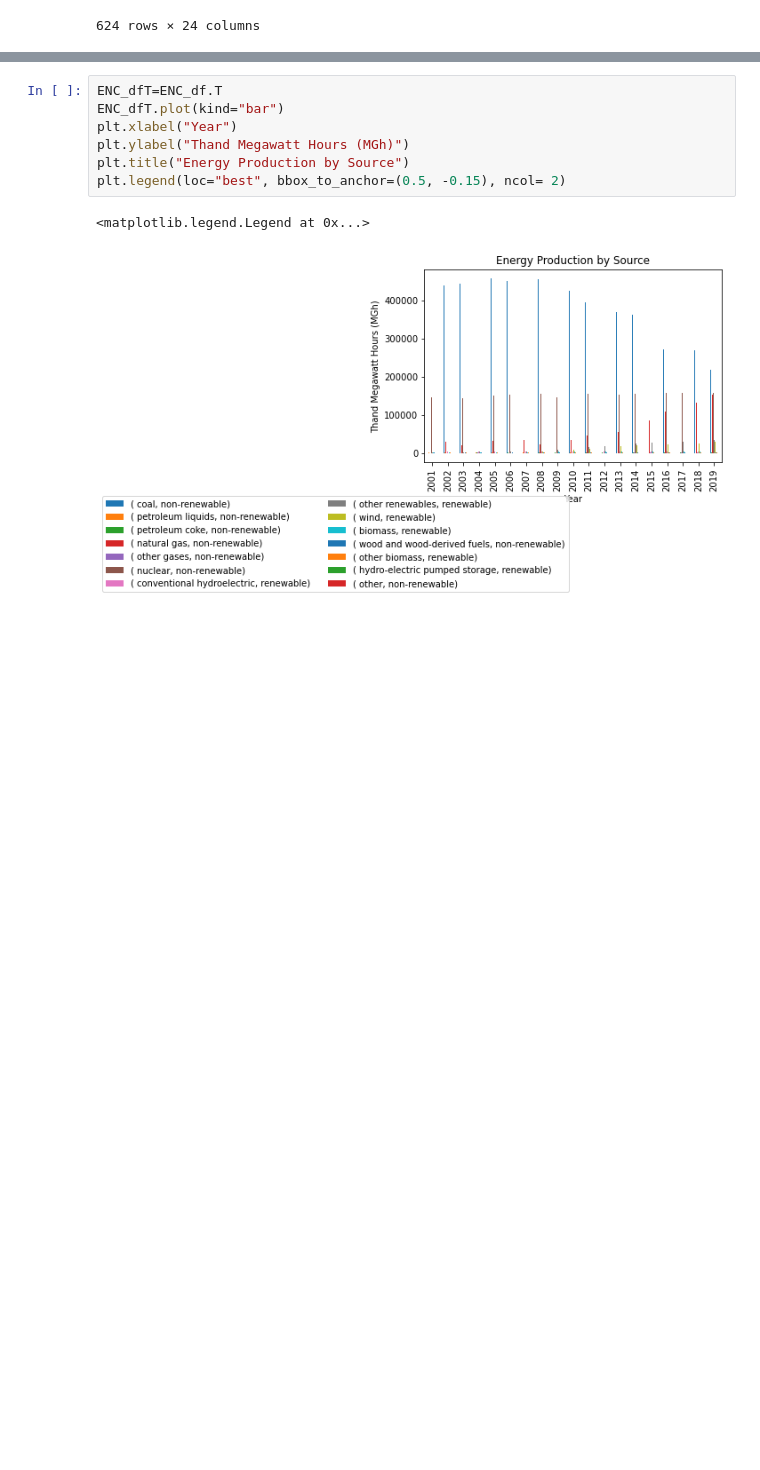
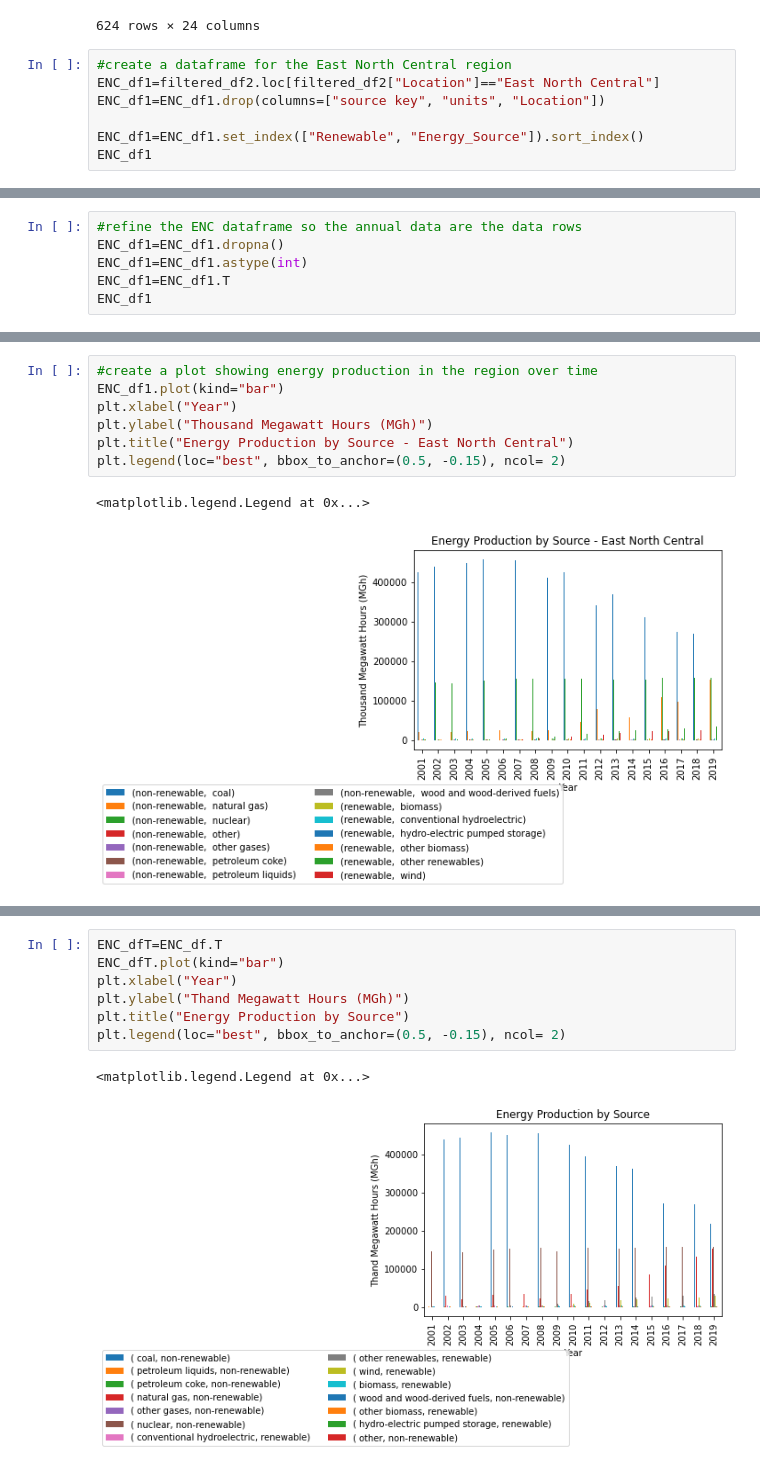
Before and after one commit to Mitchemoto/project-1-, a Jupyter notebook: Energy_Source_Clean_East_North_Central.ipynb, the cells around one changed output, grey strips where cells are left out. Cells and saved outputs as stored; diff of their text form; blank space fills up the shorter version.

```diff
--- a/Energy_Source_Clean_East_North_Central.ipynb
+++ b/Energy_Source_Clean_East_North_Central.ipynb
@@ -236,3 +236,10 @@ filtered_df2
 | 1547 | Hawaii | other biomass | thousand megawatthours | ELEC.GEN.WAS-HI-98.A | 164 | 169 | 339 | 141 | 134 | 129 | ... |
 | 1549 | Hawaii | other | thousand megawatthours | ELEC.GEN.OTH-HI-98.A | 118 | 143 | 172 | 25 | 21 | 27 | ... |
 624 rows × 24 columns
+# %%
+#create a dataframe for the East North Central region
+ENC_df1=filtered_df2.loc[filtered_df2["Location"]=="East North Central"]
+ENC_df1=ENC_df1.drop(columns=["source key", "units", "Location"])
+
+ENC_df1=ENC_df1.set_index(["Renewable", "Energy_Source"]).sort_index()
+ENC_df1
@@ -238,0 +264,6 @@ filtered_df2
+# %%
+#refine the ENC dataframe so the annual data are the data rows
+ENC_df1=ENC_df1.dropna()
+ENC_df1=ENC_df1.astype(int)
+ENC_df1=ENC_df1.T
+ENC_df1
@@ -238,0 +307,10 @@ filtered_df2
+# %%
+#create a plot showing energy production in the region over time
+ENC_df1.plot(kind="bar")
+plt.xlabel("Year")
+plt.ylabel("Thousand Megawatt Hours (MGh)")
+plt.title("Energy Production by Source - East North Central")
+plt.legend(loc="best", bbox_to_anchor=(0.5, -0.15), ncol= 2)
+# %% [output]
+<matplotlib.legend.Legend at 0x...>
+[figure, added]
```
Also changed, not shown: parts of 21 cells of this notebook.
